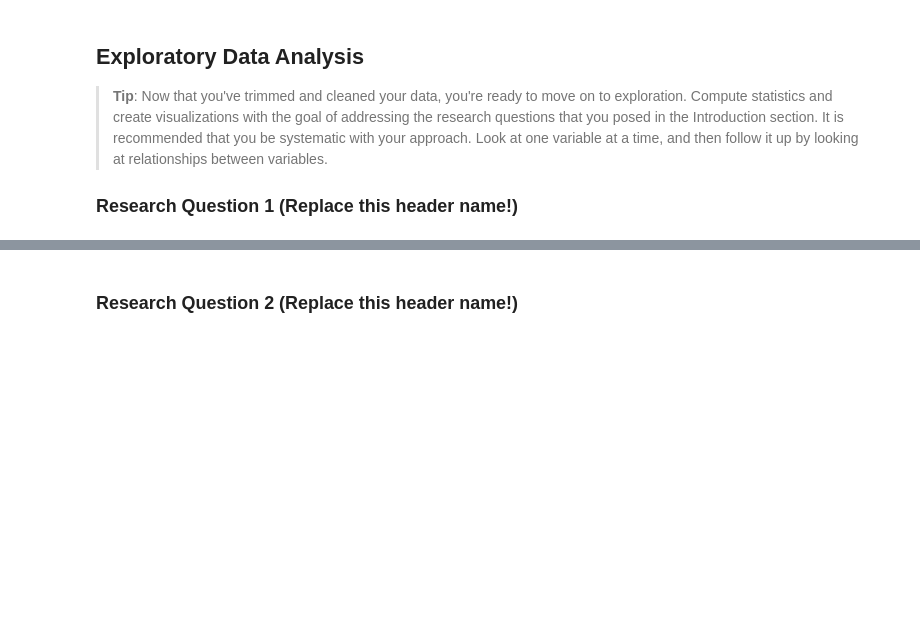
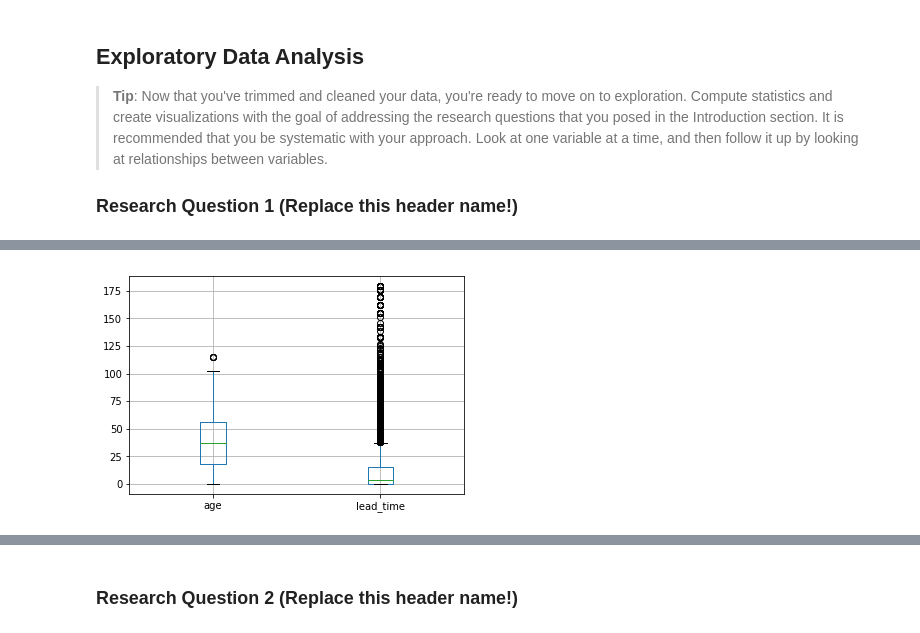
Before and after one commit to Wildbird74/No-show-Appointments, a Jupyter notebook: no_show.ipynb, the cells around one changed output, grey strips where cells are left out. Saved outputs shown, nothing was run; the diff lists cells and outputs as text; code cells hidden in the pictures; blank space fills up the shorter version.

```diff
--- a/no_show.ipynb
+++ b/no_show.ipynb
@@ -53,0 +376,4 @@
+# %%
+boxplot = df.boxplot(column=['age', 'lead_time'])
+# %% [output]
+[figure, added]
```
Also changed, not shown: parts of 58 cells of this notebook, 2 other files.
